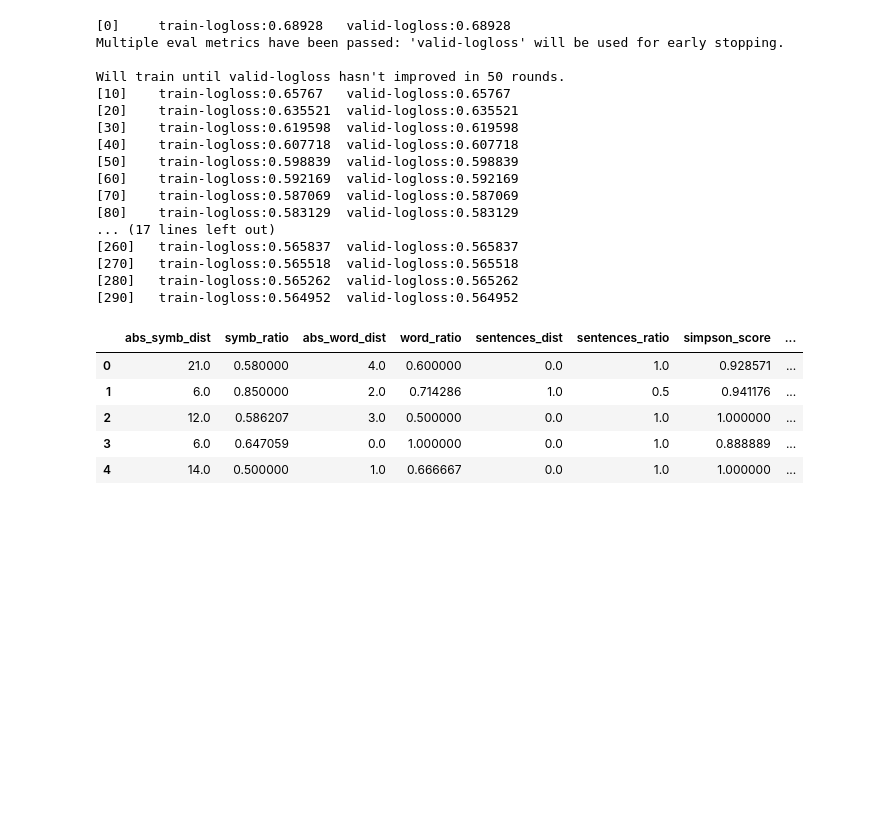
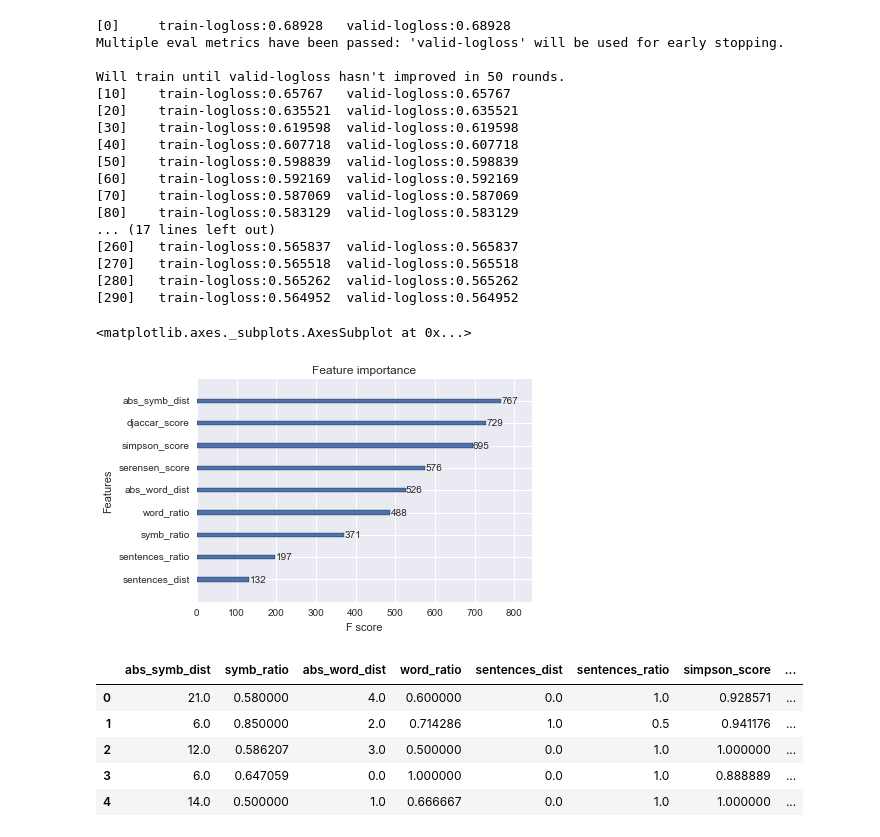
Before and after one commit to swoopyy/minor-proj, a Jupyter notebook: EDA-refactored.ipynb, the cells around one changed output. Drawn from its saved outputs; the diff is of its cells as text; code cells hidden in the pictures; blank space fills up the shorter version.

```diff
--- a/EDA-refactored.ipynb
+++ b/EDA-refactored.ipynb
@@ -666,6 +682,11 @@ Will train until valid-logloss hasn't improved in 50 rounds.
 [270]   train-logloss:0.565518  valid-logloss:0.565518
 [280]   train-logloss:0.565262  valid-logloss:0.565262
 [290]   train-logloss:0.564952  valid-logloss:0.564952
+# %%
+plot_importance(model)
+# %% [output]
+<matplotlib.axes._subplots.AxesSubplot at 0x...>
+[figure, added]
 # %%
 def get_n_gramms(df):
     cv_char = CountVectorizer(ngram_range=(1, 3), analyzer='char')
```
Also changed, not shown: parts of 34 cells of this notebook.
